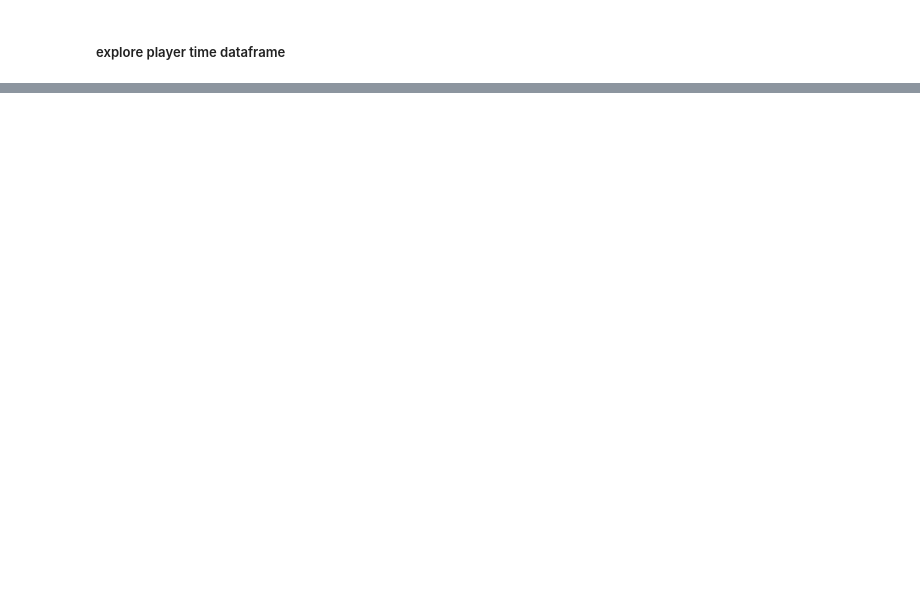
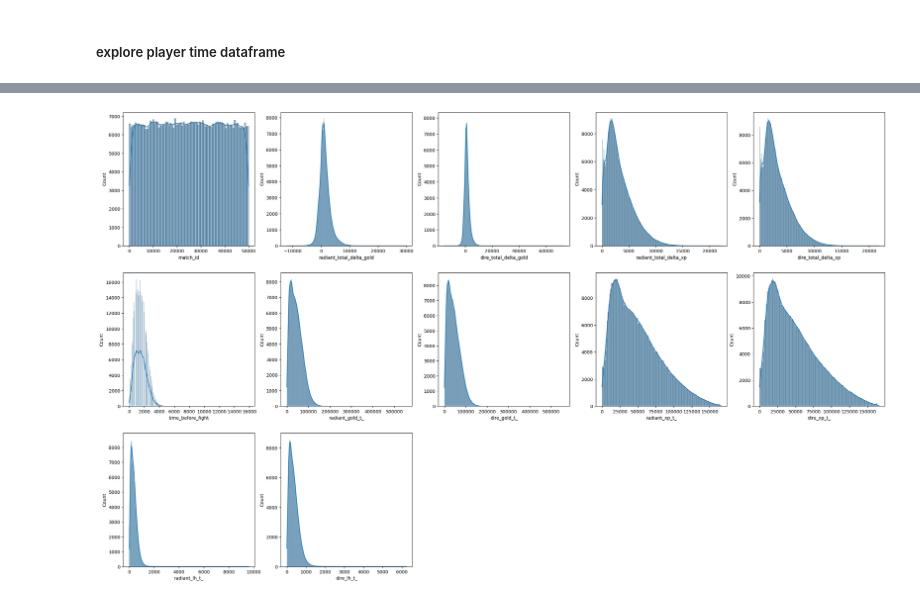
Before and after one commit to thanachart29/Machine-Learning-Class, a Jupyter notebook: project/final_project.ipynb, the cells around one changed output, grey strips where cells are left out. Cells and saved outputs as stored; diff of their text form; code cells hidden in the pictures; blank space fills up the shorter version.

```diff
--- a/project/final_project.ipynb
+++ b/project/final_project.ipynb
@@ -162,24 +135,3 @@ new_teamfight_df.head()
-# %%
-from multiprocessing import Pool
-from src.manage_df import extactTeamfightDataframe
-from functools import partial
-
-if __name__ ==  '__main__':
-    with Pool(processes=32) as p:
-        output = p.map(extactTeamfightDataframe, [teamfight_player_df.loc[teamfight_player_df['match_id']==i] for i in range(match_df.shape[0])])
-        p.close()
-        p.join()
-        print('finish')
-    feature_list = ['delta_gold', 'delta_xp']
-    sum_data = {}
-    for i in feature_list:
-        sum_data.update({'radiant_total_'+str(i):[],
-                            'dire_total_'+str(i):[]})
-
-    for i in tqdm(range(len(output))):
-        for k in feature_list:
-            sum_data['radiant_total_'+str(k)] = sum_data['radiant_total_'+str(k)] + (output[i]['radiant_total_'+str(k)])
-            sum_data['dire_total_'+str(k)] = sum_data['dire_total_'+str(k)] + (output[i]['radiant_total_'+str(k)])
 # %% [markdown]
 ##### explore player time dataframe
 # %%
@@ -187,0 +148,12 @@ player_time_df.head()
+# %%
+cols = ['gold_t_', 'xp_t_', 'lh_t_']
+time_stat = {}
+itertime = 0
+index = []
+for i in cols:
+    time_stat.update({'radiant_'+str(i):[], 'dire_'+str(i):[]})
+    for j in range(5):
+        time_stat['radiant_'+str(i)].append(str(i)+str(j))
+        time_stat['dire_'+str(i)].append(str(i)+str(j+128))
+    time_stat.update({'radiant_'+str(i):player_time_df[time_stat['radiant_'+str(i)]].sum(axis=1),
+                        'dire_'+str(i):player_time_df[time_stat['dire_'+str(i)]].sum(axis=1)})
@@ -200,0 +252,9 @@ plt.show()
+# %%
+new_time_stat_df = pd.read_csv("./new_dataframe/new_time_stat_df.csv", index_col=0)
+new_teamfight_df = pd.read_csv("./new_dataframe/new_teamfight_df.csv", index_col=0)
+##### calculate time before team fight and merge to team status on times
+new_teamfight_df['time_before_fight'] = new_teamfight_df['start'] - new_teamfight_df['start']%60
+new_teamfight_df = new_teamfight_df.drop(['start', 'end'], axis=1)
+teamfight_status = new_teamfight_df.merge(new_time_stat_df, left_on=['match_id', 'time_before_fight'], right_on=['match_id', 'times'])
+teamfight_status = teamfight_status.drop(['times'], axis=1)
+teamfight_status.head()
@@ -200,0 +268,4 @@ plt.show()
+# %%
+plotHistrogram(teamfight_status.drop(['match_id'], axis=1))
+# %% [output]
+[figure, added]
```
Also changed, not shown: parts of 41 cells of this notebook, 4 other files.
